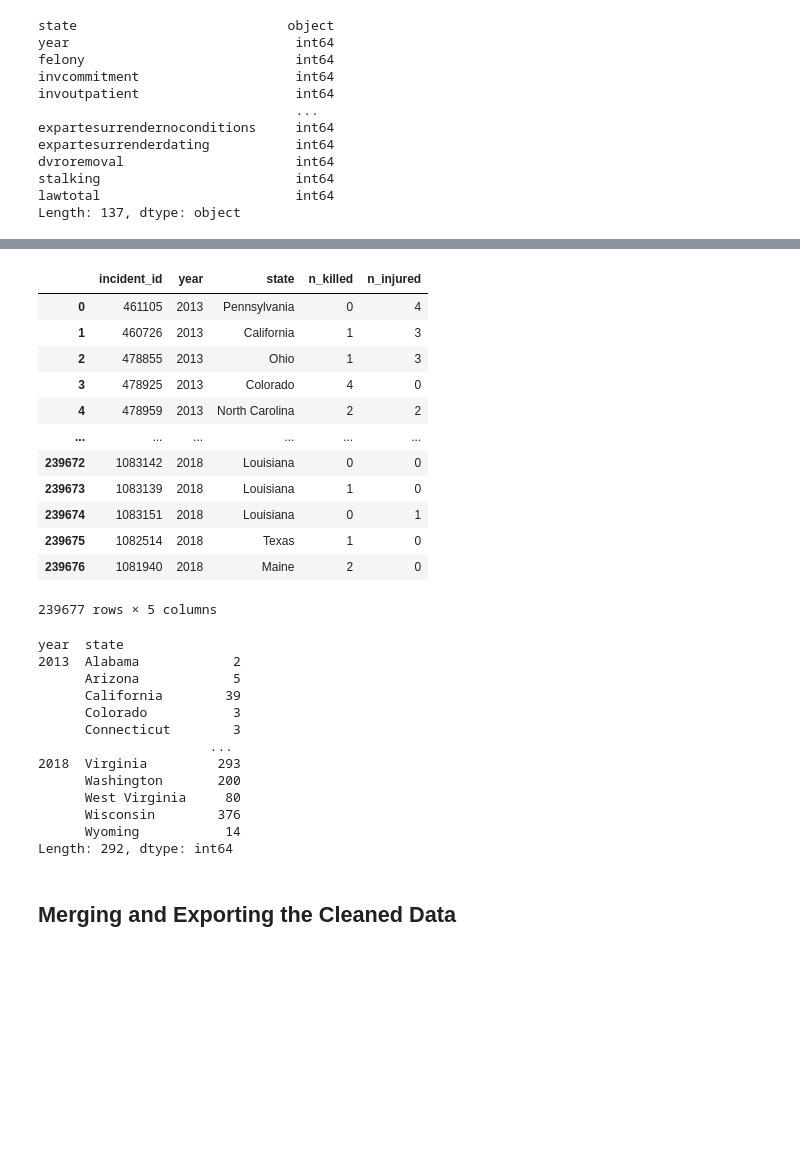
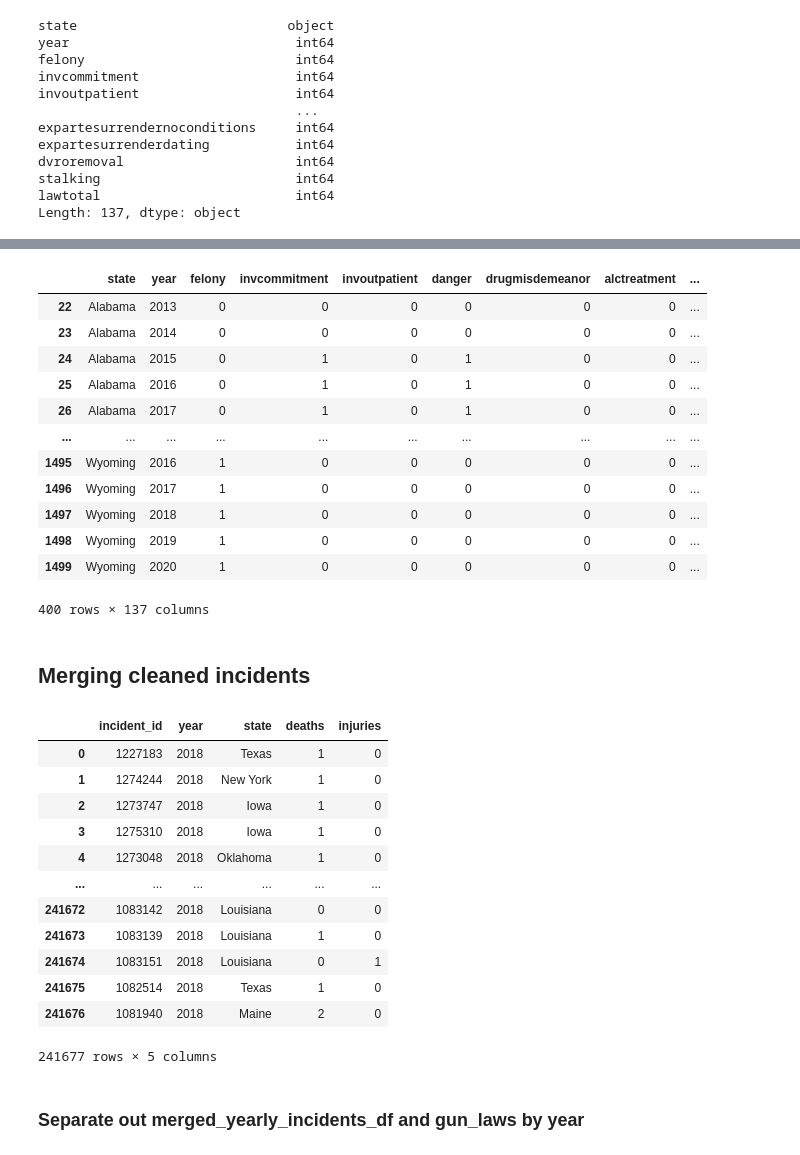
Before and after one commit to HopeAkrout/Final_Project, a Jupyter notebook: Final Project Data.ipynb, the cells around one changed output, grey strips where cells are left out. Cells and saved outputs as stored; diff of their text form; code cells hidden in the pictures; blank space fills up the shorter version.

```diff
--- a/Final Project Data.ipynb
+++ b/Final Project Data.ipynb
@@ -6,8 +8,8 @@ import numpy as np
 # Import the data for inpection
 accidental_deaths = pd.read_csv('accidental deaths 2018-2022.csv')
 gun_data = pd.read_csv('Gun Data, Codebook, and OLS Regression Outputs - Gun Data.csv')
-gun_law_2020 = pd.read_csv('gun law provisions by year (through 2020) and state.csv')
-gun_violence_2013_2018 = pd.read_csv('gun-violence-data_01-2013_03-2018 (1).csv')
+gun_laws = pd.read_csv('gun law provisions by year (through 2020) and state.csv')
+gun_violence_2013_2018 = pd.read_csv('gun-violence-data_01-2013_03-2018.csv')
 # %% [markdown]
 ## Clean the Accidental Deaths 2018 - 2022 CSV file
 # %%
@@ -172,8 +286,8 @@ gun_law_2020.columns.tolist()
  'lawtotal']
 # %%
 # Check the data type of the year
-gun_law_2020['year'].dtypes
+gun_laws['year'].dtypes
 
-# Filter the dataset by years from 200-2020
-gun_law_2020 = gun_law_2020[gun_law_2020['year'] >= 2000]
+# Filter the dataset by years from 2013-2020
+gun_laws = gun_laws[gun_laws['year'] >= 2013]
 # %%
@@ -235,16 +308,0 @@ gun_violence_cleaned = gun_violence_2013_2018.drop(['city_or_county','address','
-# %%
-gun_violence_cleaned
-# %% [output]
-|  | incident_id | year | state | n_killed | n_injured |
-| 0 | 461105 | 2013 | Pennsylvania | 0 | 4 |
-| 1 | 460726 | 2013 | California | 1 | 3 |
-| 2 | 478855 | 2013 | Ohio | 1 | 3 |
-| 3 | 478925 | 2013 | Colorado | 4 | 0 |
-| 4 | 478959 | 2013 | North Carolina | 2 | 2 |
-| ... | ... | ... | ... | ... | ... |
-| 239672 | 1083142 | 2018 | Louisiana | 0 | 0 |
-| 239673 | 1083139 | 2018 | Louisiana | 1 | 0 |
-| 239674 | 1083151 | 2018 | Louisiana | 0 | 1 |
-| 239675 | 1082514 | 2018 | Texas | 1 | 0 |
-| 239676 | 1081940 | 2018 | Maine | 2 | 0 |
-239677 rows × 5 columns
@@ -254,19 +309,18 @@ gun_violence_cleaned['year'] = pd.to_numeric(gun_violence_cleaned['year'])
-# %%
-yearly_incidents = gun_violence_cleaned.groupby(['year', 'state']).size()
-yearly_incidents
-# %% [output]
-year  state
-2013  Alabama            2
-      Arizona            5
-      California        39
-      Colorado           3
-      Connecticut        3
-                      ...
-2018  Virginia         293
-      Washington       200
-      West Virginia     80
-      Wisconsin        376
-      Wyoming           14
-Length: 292, dtype: int64
+# %%
+gun_laws
+# %% [output]
+|  | state | year | felony | invcommitment | invoutpatient | danger | drugmisdemeanor | alctreatment | ... |
+| 22 | Alabama | 2013 | 0 | 0 | 0 | 0 | 0 | 0 | ... |
+| 23 | Alabama | 2014 | 0 | 0 | 0 | 0 | 0 | 0 | ... |
+| 24 | Alabama | 2015 | 0 | 1 | 0 | 1 | 0 | 0 | ... |
+| 25 | Alabama | 2016 | 0 | 1 | 0 | 1 | 0 | 0 | ... |
+| 26 | Alabama | 2017 | 0 | 1 | 0 | 1 | 0 | 0 | ... |
+| ... | ... | ... | ... | ... | ... | ... | ... | ... | ... |
+| 1495 | Wyoming | 2016 | 1 | 0 | 0 | 0 | 0 | 0 | ... |
+| 1496 | Wyoming | 2017 | 1 | 0 | 0 | 0 | 0 | 0 | ... |
+| 1497 | Wyoming | 2018 | 1 | 0 | 0 | 0 | 0 | 0 | ... |
+| 1498 | Wyoming | 2019 | 1 | 0 | 0 | 0 | 0 | 0 | ... |
+| 1499 | Wyoming | 2020 | 1 | 0 | 0 | 0 | 0 | 0 | ... |
+400 rows × 137 columns
 # %% [markdown]
-## Merging and Exporting the Cleaned Data
+## Merging cleaned incidents
@@ -275,0 +336,18 @@ merged_violence = pd.concat([gun_violence_cleaned, accidental_deaths], ignore_in
+# %%
+merged_yearly_incidents_df
+# %% [output]
+|  | incident_id | year | state | deaths | injuries |
+| 0 | 1227183 | 2018 | Texas | 1 | 0 |
+| 1 | 1274244 | 2018 | New York | 1 | 0 |
+| 2 | 1273747 | 2018 | Iowa | 1 | 0 |
+| 3 | 1275310 | 2018 | Iowa | 1 | 0 |
+| 4 | 1273048 | 2018 | Oklahoma | 1 | 0 |
+| ... | ... | ... | ... | ... | ... |
+| 241672 | 1083142 | 2018 | Louisiana | 0 | 0 |
+| 241673 | 1083139 | 2018 | Louisiana | 1 | 0 |
+| 241674 | 1083151 | 2018 | Louisiana | 0 | 1 |
+| 241675 | 1082514 | 2018 | Texas | 1 | 0 |
+| 241676 | 1081940 | 2018 | Maine | 2 | 0 |
+241677 rows × 5 columns
+# %% [markdown]
+### Separate out merged_yearly_incidents_df and gun_laws by year
```
Also changed, not shown: parts of 49 cells of this notebook.
